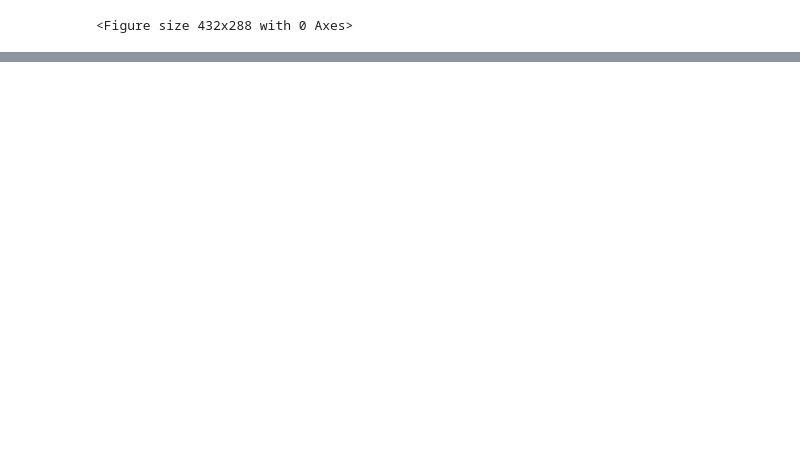
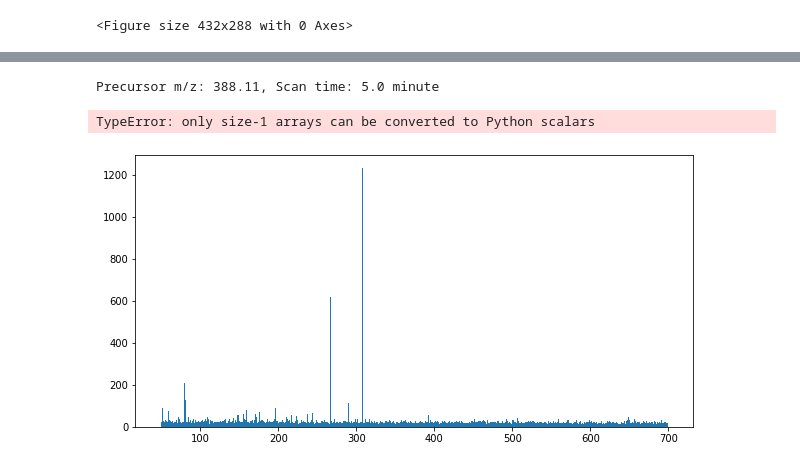
Before and after one commit to XiminHu/massmotif, a Jupyter notebook: dev/Massmotif-firstdev.ipynb, the cells around one changed output, grey strips where cells are left out. Cells and saved outputs as stored; diff of their text form; code cells hidden in the pictures; blank space fills up the shorter version.

```diff
--- a/dev/Massmotif-firstdev.ipynb
+++ b/dev/Massmotif-firstdev.ipynb
@@ -198,3 +269,10 @@ def cos_one(input_scan, ms2_scans, score_thres = 0.9):
+# %%
+motif = [41.0265]
+nl_plot(ms2s, 301884, motif, 0.01)
+# %% [output]
+Precursor m/z: 388.11, Scan time: 5.0 minute
+TypeError: only size-1 arrays can be converted to Python scalars
+[figure, added]
 # %%
 f[60]
 # %% [output]
```
Also changed, not shown: parts of 7 cells of this notebook, 4 other files.
